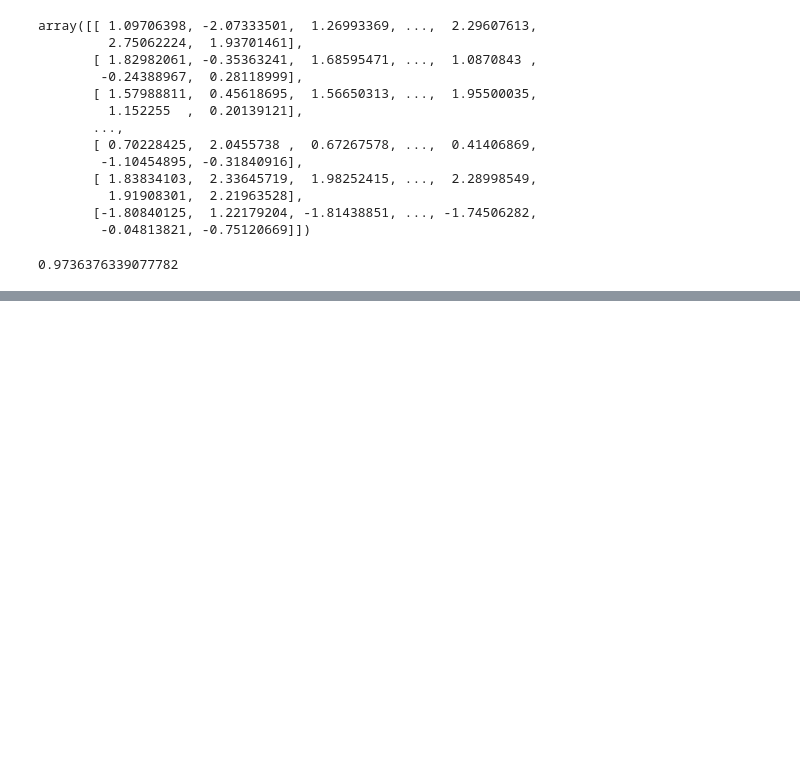
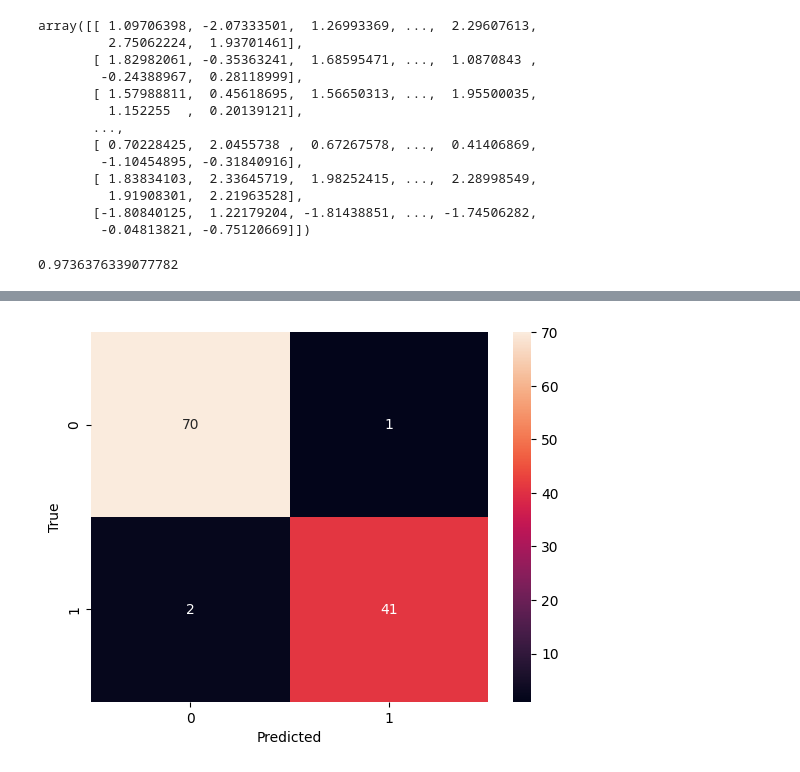
Before and after one commit to mrrjew/Breast-Cancer-Predicion, a Jupyter notebook: BreastCancer.ipynb, the cells around one changed output, grey strips where cells are left out. Drawn from its saved outputs; the diff is of its cells as text; code cells hidden in the pictures; blank space fills up the shorter version.

```diff
--- a/BreastCancer.ipynb
+++ b/BreastCancer.ipynb
@@ -106,3 +106,14 @@ scores = cross_val_score(svm,x,y,cv=5,scoring='accuracy')
 print(np.mean(scores))
 # %% [output]
 0.9736376339077782
+# %%
+param_grid = {
+    'C':[0.1,1,10,100],
+    'kernel': ['linear','rbf','poly'],
+    'gamma': ['scale','auto']
+}
+# %%
+grid_search = GridSearchCV(svm,param_grid,cv=5,scoring='accuracy')
+grid_search.fit(x,y)
+print(grid_search.best_params_)
+print(grid_search.best_score_)
@@ -108,0 +123,3 @@ print(np.mean(scores))
+# %%
+best_svm = grid_search.best_estimator_
+best_svm
@@ -108,0 +128,5 @@ print(np.mean(scores))
+# %%
+x_train,x_test,y_train,y_test = train_test_split(x,y, test_size=0.2,random_state=42)
+best_svm.fit(x_train,y_train)
+y_pred = best_svm.predict(x_test)
+print(classification_report(y_test,y_pred))
@@ -108,0 +142,8 @@ print(np.mean(scores))
+# %%
+cm = confusion_matrix(y_test,y_pred)
+sns.heatmap(cm,annot=True,fmt='d')
+plt.xlabel('Predicted')
+plt.ylabel('True')
+plt.show()
+# %% [output]
+[figure, added]
```
Also changed, not shown: parts of 3 cells of this notebook.
